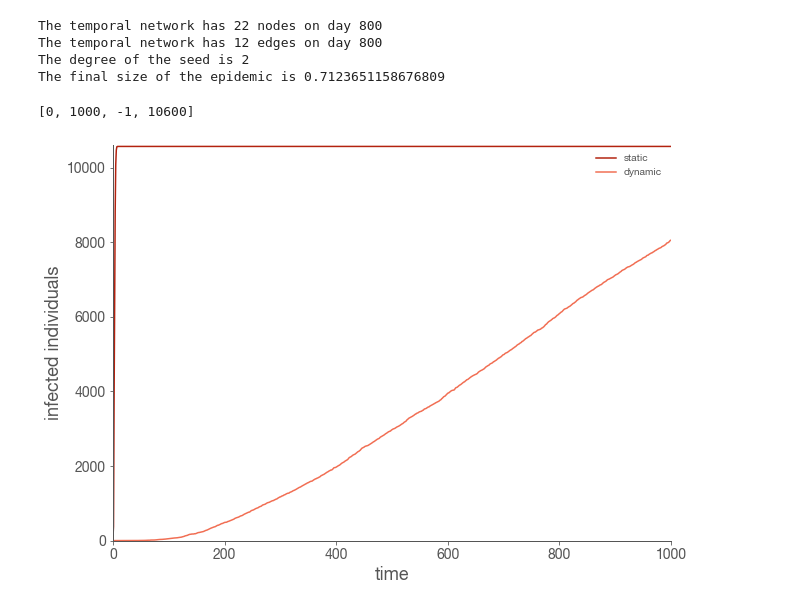
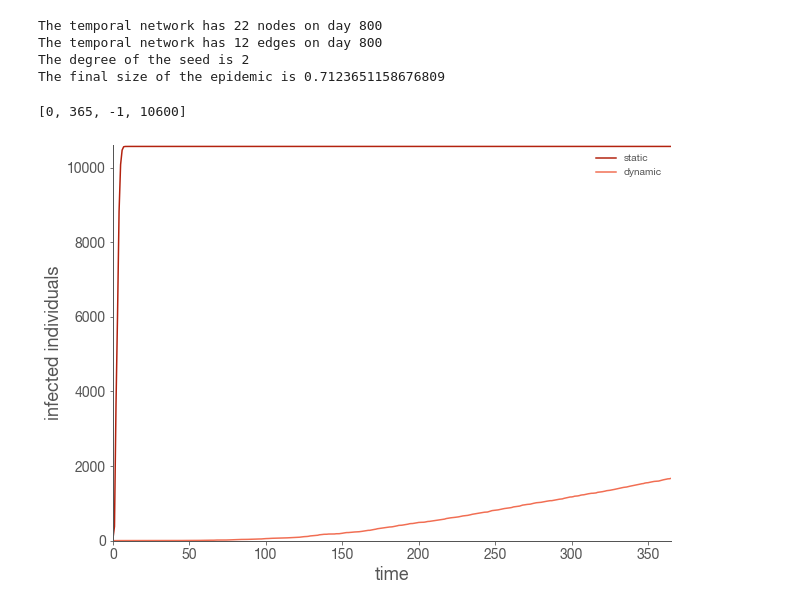
Before and after one commit to micheletizzoni/Complexity-in-social-systems, a Jupyter notebook: 3-epidemic-spreading/nb08_temporal_networks.ipynb, the cells around one changed output. Saved outputs shown, nothing was run; the diff lists cells and outputs as text; code cells hidden in the pictures.

```diff
--- a/3-epidemic-spreading/nb08_temporal_networks.ipynb
+++ b/3-epidemic-spreading/nb08_temporal_networks.ipynb
@@ -231,13 +233,13 @@ The final size of the epidemic is 0.7123651158676809
 # %%
 plt.figure(figsize=(10,7))
 plt.xticks(fontsize=14)
 plt.yticks(fontsize=14)
 plt.xlabel('time', fontsize=18)
 plt.ylabel('infected individuals', fontsize=18)
 plt.plot(range(0,len(Itime_agg)),Itime_agg, label='static')
 plt.plot(range(0,len(Itime_dyn)),Itime_dyn, label='dynamic')
 plt.legend()
-plt.axis([0,1000,-1,10600])
+plt.axis([0,365,-1,10600])
 # %% [output]
-[0, 1000, -1, 10600]
+[0, 365, -1, 10600]
-[figure, old version]
+[figure, new version]
```
Also changed, not shown: parts of 3 cells of this notebook, 2 other files.
